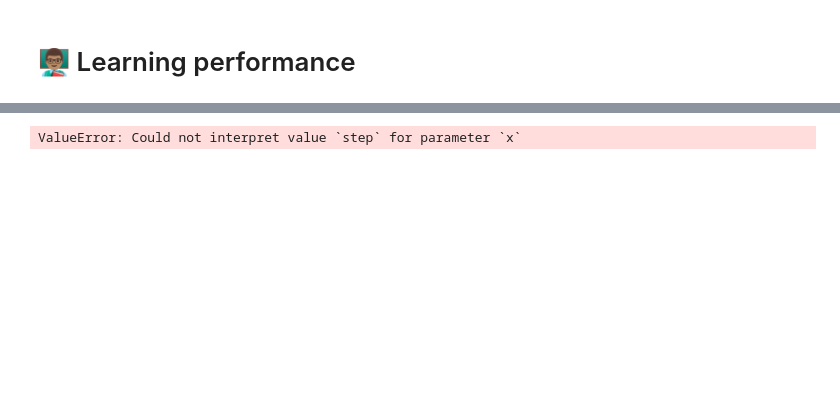
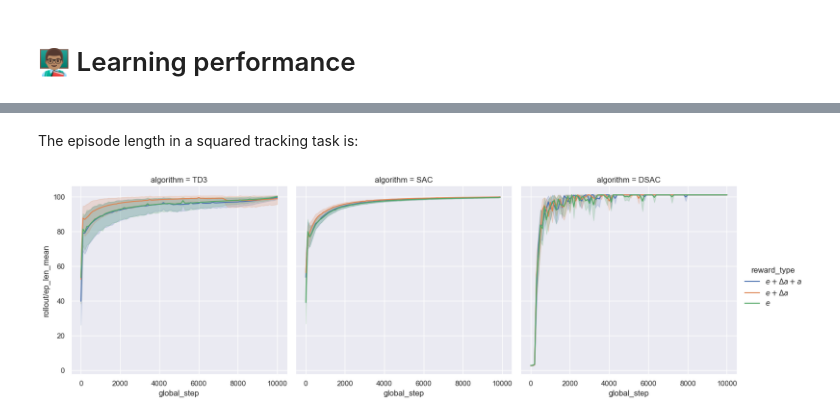
Before and after one commit to iamlucasvieira/HybridRL-FlightControl, a Jupyter notebook: notebooks/best_reward.ipynb, the cells around one changed output, grey strips where cells are left out. Saved outputs shown, nothing was run; the diff lists cells and outputs as text; code cells hidden in the pictures; blank space fills up the shorter version.

```diff
--- a/notebooks/best_reward.ipynb
+++ b/notebooks/best_reward.ipynb
@@ -65,4 +61,6 @@ The reward functions are different therefore, the maximum return they achieve is
+# %% [markdown]
+The episode length in a squared tracking task is:
 # %%
-g = sns.relplot(data=df_learn_smooth, x="step", y="rollout/ep_len_mean", hue="reward_type", kind="line", col="algorithm")
+g = sns.relplot(data=df_learn_s_smooth, x="global_step", y="rollout/ep_len_mean", hue="reward_type", kind="line", col="algorithm", col_order=col_order)
 # %% [output]
-ValueError: Could not interpret value `step` for parameter `x`
+[figure, added]
```
Also changed, not shown: parts of 16 cells of this notebook.
